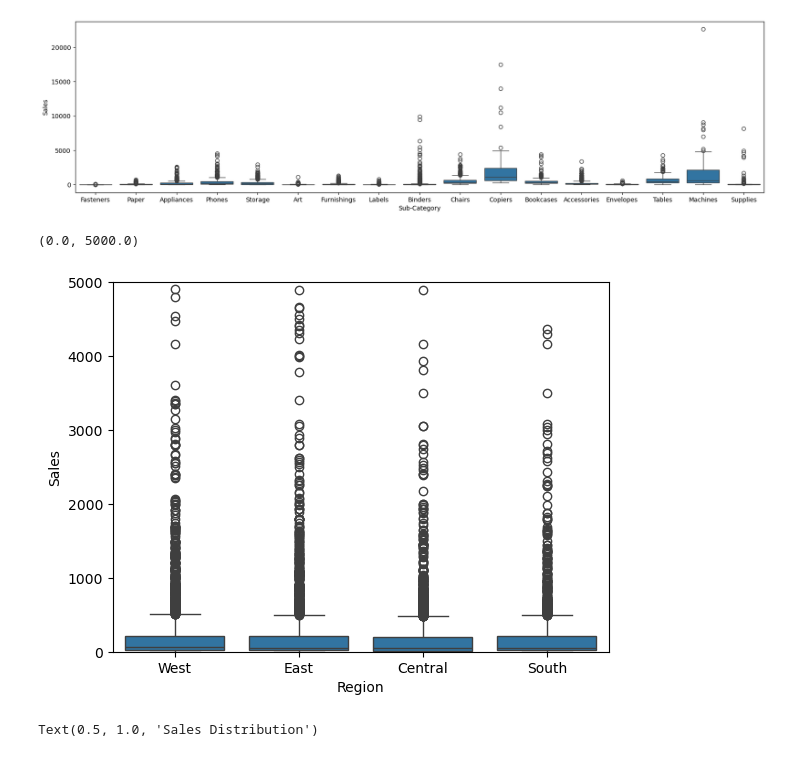
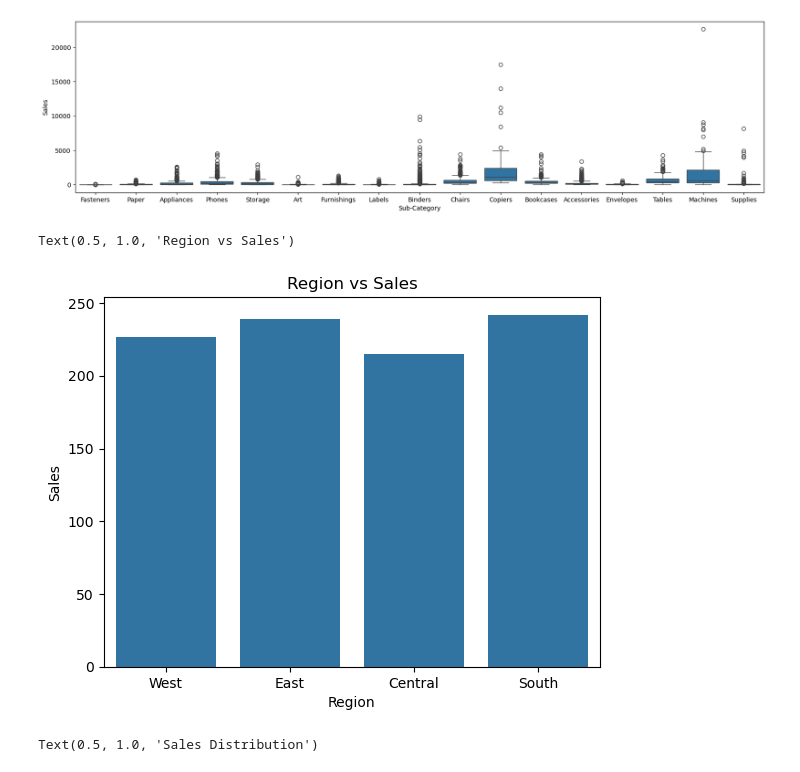
Before and after one commit to ayushporwal2006/FUTURE_ML_01, a Jupyter notebook: Task_1.ipynb, the cells around one changed output. Cells and saved outputs as stored; diff of their text form; code cells hidden in the pictures.

```diff
--- a/Task_1.ipynb
+++ b/Task_1.ipynb
@@ -130,16 +140,18 @@ sns.boxplot(
 <Axes: xlabel='Sub-Category', ylabel='Sales'>
 [figure]
 # %%
-sns.boxplot(
+sns.barplot(
     data = df,
     x= "Region",
-    y = "Sales"
+    y = "Sales",
+    errorbar = None
 )
-plt.ylim(0,5000)
+plt.title("Region vs Sales")
+# plt.ylim(0,5000)
 # Sales across regions are generally consistent, but overall revenue is heavily influenced by occasional high-value transactions, especially in the South and West regions.
 # %% [output]
-(0.0, 5000.0)
+Text(0.5, 1.0, 'Region vs Sales')
-[figure, old version]
+[figure, new version]
 # %%
 sns.histplot(df["Sales"], kde=True)
 plt.title("Sales Distribution")
```
Also changed, not shown: parts of 3 cells of this notebook.
